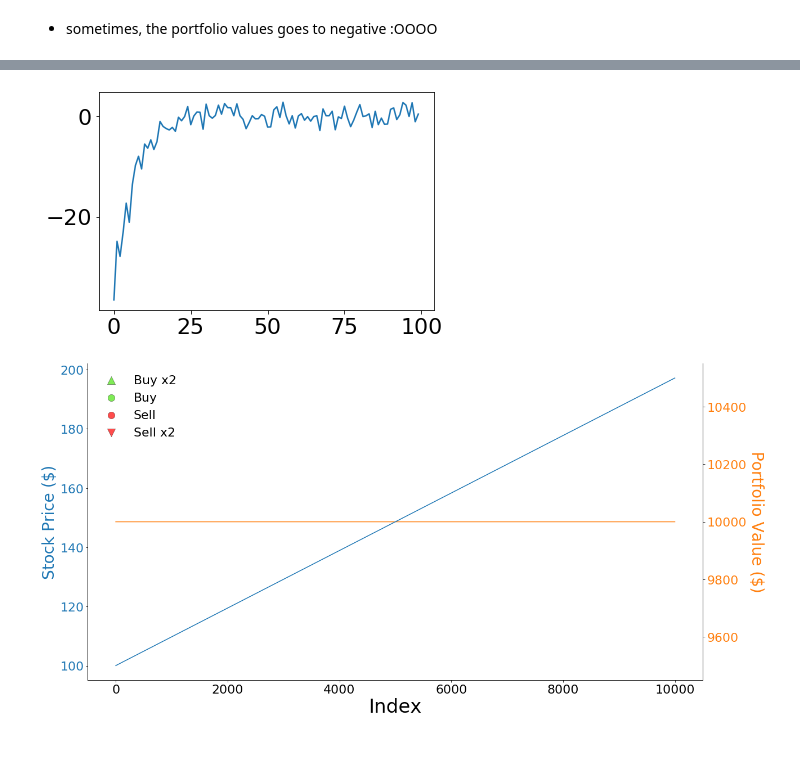
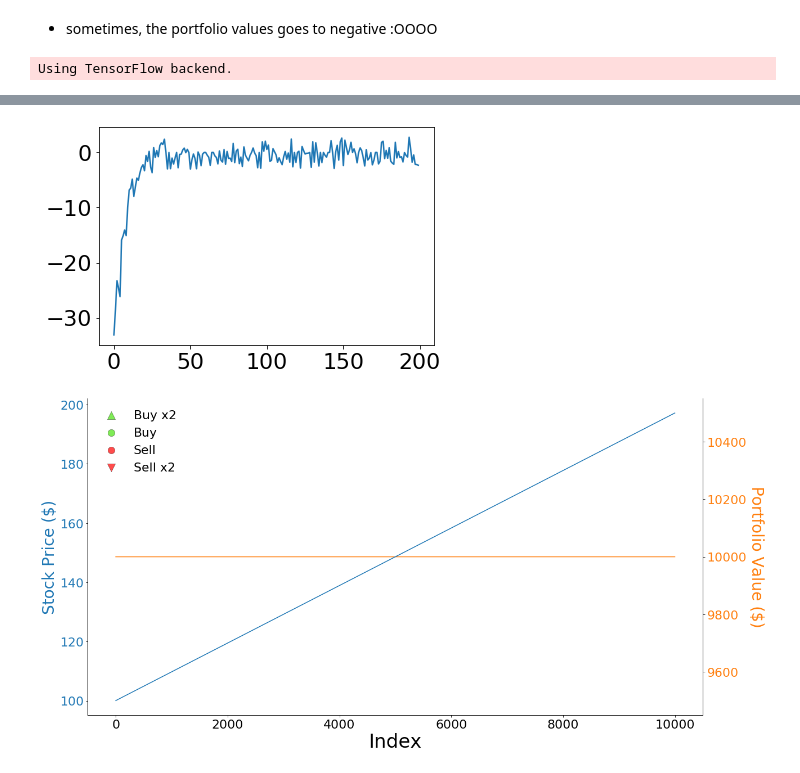
Before and after one commit to YAOS5/Amazon-Trading-Bot, a Jupyter notebook: stable_baselines_test.ipynb, the cells around one changed output, grey strips where cells are left out. Drawn from its saved outputs; the diff is of its cells as text; code cells hidden in the pictures.

```diff
--- a/stable_baselines_test.ipynb
+++ b/stable_baselines_test.ipynb
@@ -138,7 +138,7 @@ class DQN:
         self.ε_min = 0.01
         self.lr = 0.001
         self.ε_decay = ε_decay
-        self.memory = deque(maxlen=1000)
+        self.memory = deque(maxlen=100)
         self.model = self.build_model()
 
     def build_model(self):
@@ -184,20 +184,19 @@ class DQN:
         if self.ε > self.ε_min:
             self.ε *= self.ε_decay
 
-
 def train_dqn(agent, env, episodes):
 
     rewards = []
     for e in tqdm(range(episodes)):
         state = env.reset(rand_start=True)
-        state = np.reshape(state, (1, 7))
+        state = np.reshape(state, (1, 6))
         score = 0
         max_steps = 300
         for i in range(max_steps):
             action = agent.get_action(state)
             next_state, reward, done, _ = env.step(action)
             score += reward
-            next_state = np.reshape(next_state, (1, 7))
+            next_state = np.reshape(next_state, (1, 6))
             agent.remember(state, action, reward, next_state, done)
             state = next_state
             agent.replay()
@@ -207,13 +206,15 @@ def train_dqn(agent, env, episodes):
         rewards.append(score)
 
     return rewards
+# %% [output]
+Using TensorFlow backend.
 # %%
 from tqdm import tqdm
 fake = np.linspace(100, 200, len(data))
 data['close'] = fake
 
 env = Environment(data.close.to_list(), balance=INITIAL_BALANCE, past_ticks=PAST_TICKS)
-episodes = 100
+episodes = 200
 agent = DQN(env.action_space.n, env.observation_space.shape[0])
 loss = train_dqn(agent, env, episodes)
 plt.plot(np.arange(0, len(loss)), loss)
@@ -222,3 +237,3 @@ plt.show()
-[figure, old version]
+[figure, new version]
 # %%
 state = env.reset()
```
Also changed, not shown: parts of 12 cells of this notebook, 1 other file.
